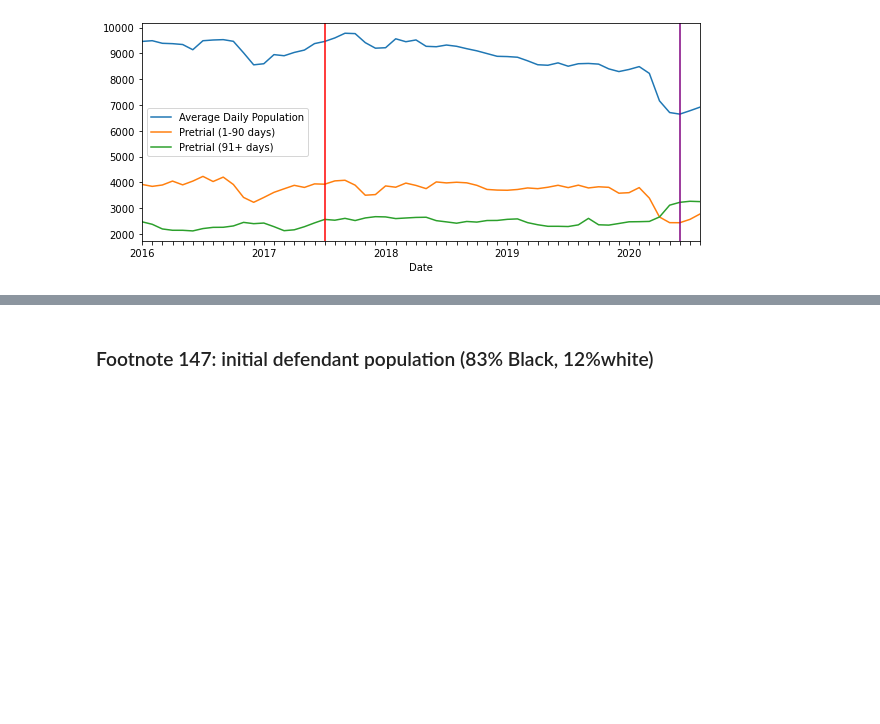
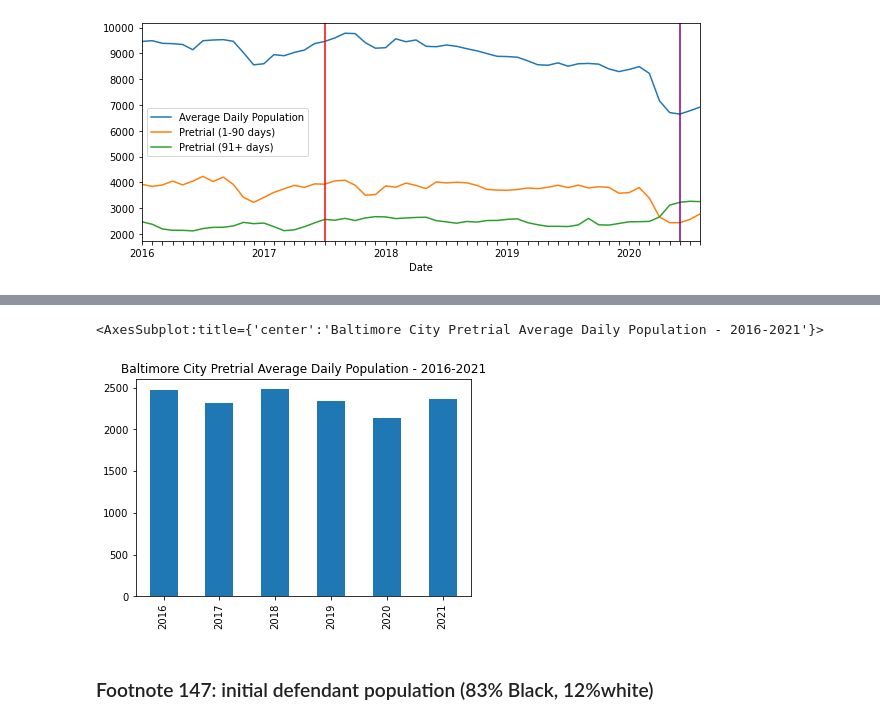
Before and after one commit to Colinstarger/Butterfly_in_COVID_Spring22, a Jupyter notebook: Black_Butterfly_Sp22_public.ipynb, the cells around one changed output, grey strips where cells are left out. Drawn from its saved outputs; the diff is of its cells as text; code cells hidden in the pictures; blank space fills up the shorter version.

Commit message:
Update Black_Butterfly_Sp22_public.ipynb
Added in DPSCS average daily jail pop numbers

```diff
--- a/Black_Butterfly_Sp22_public.ipynb
+++ b/Black_Butterfly_Sp22_public.ipynb
@@ -1301,3 +1327,16 @@ ax.axvline(dt.datetime(2020, 6, 1), color="purple")
+# %%
+#Hardcode Data from DPSCS site
+pop_data = {'2015': 2948, '2016': 2476, '2017': 2320, '2018': 2482,
+        '2019': 2342, '2020': 2140, '2021': 2359}
+
+#Create series
+s=pd.Series(pop_data)
+
+#Simple plot
+s.loc['2016':].plot.bar(title="Baltimore City Pretrial Average Daily Population - 2016-2021")
+# %% [output]
+<AxesSubplot:title={'center':'Baltimore City Pretrial Average Daily Population - 2016-2021'}>
+[figure, added]
 # %% [markdown]
 ### Footnote 147: initial defendant population (83% Black, 12%white)
 # %%
```
Also changed, not shown: parts of 8 cells of this notebook.
